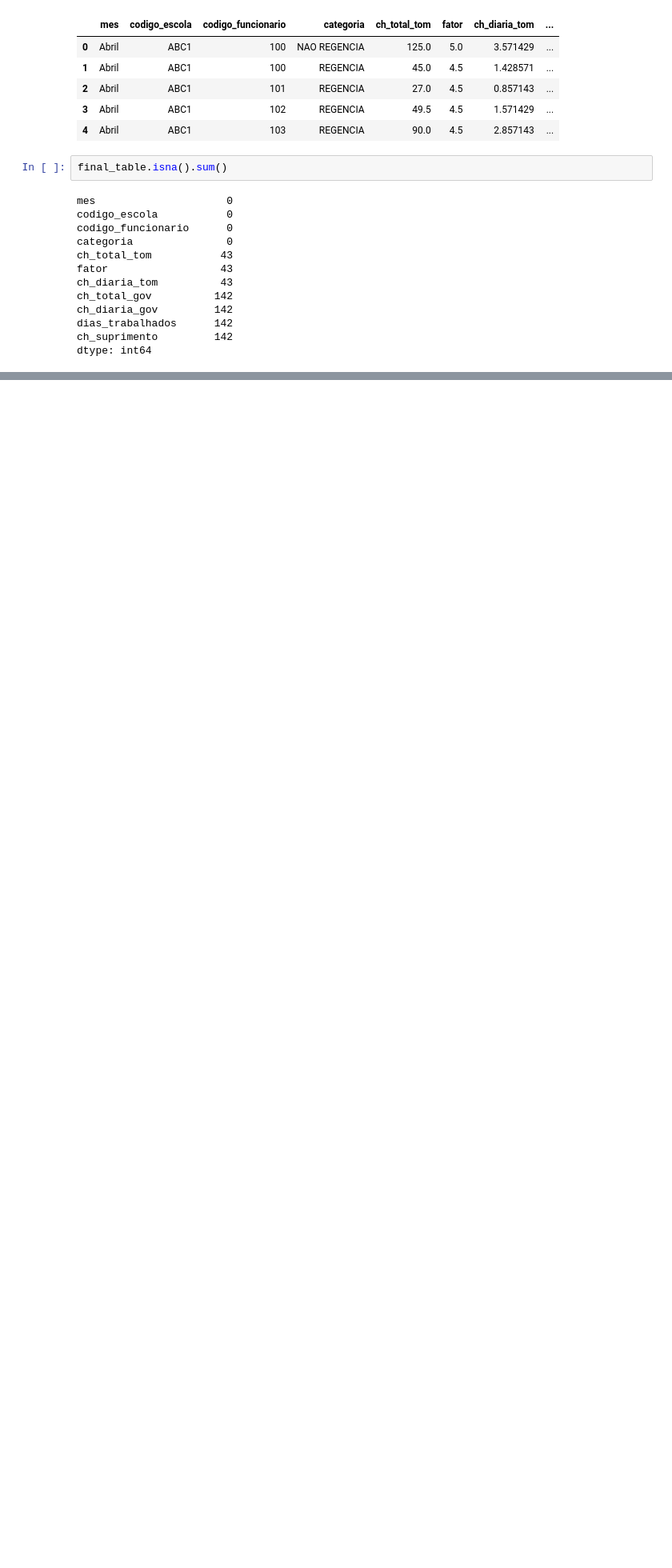
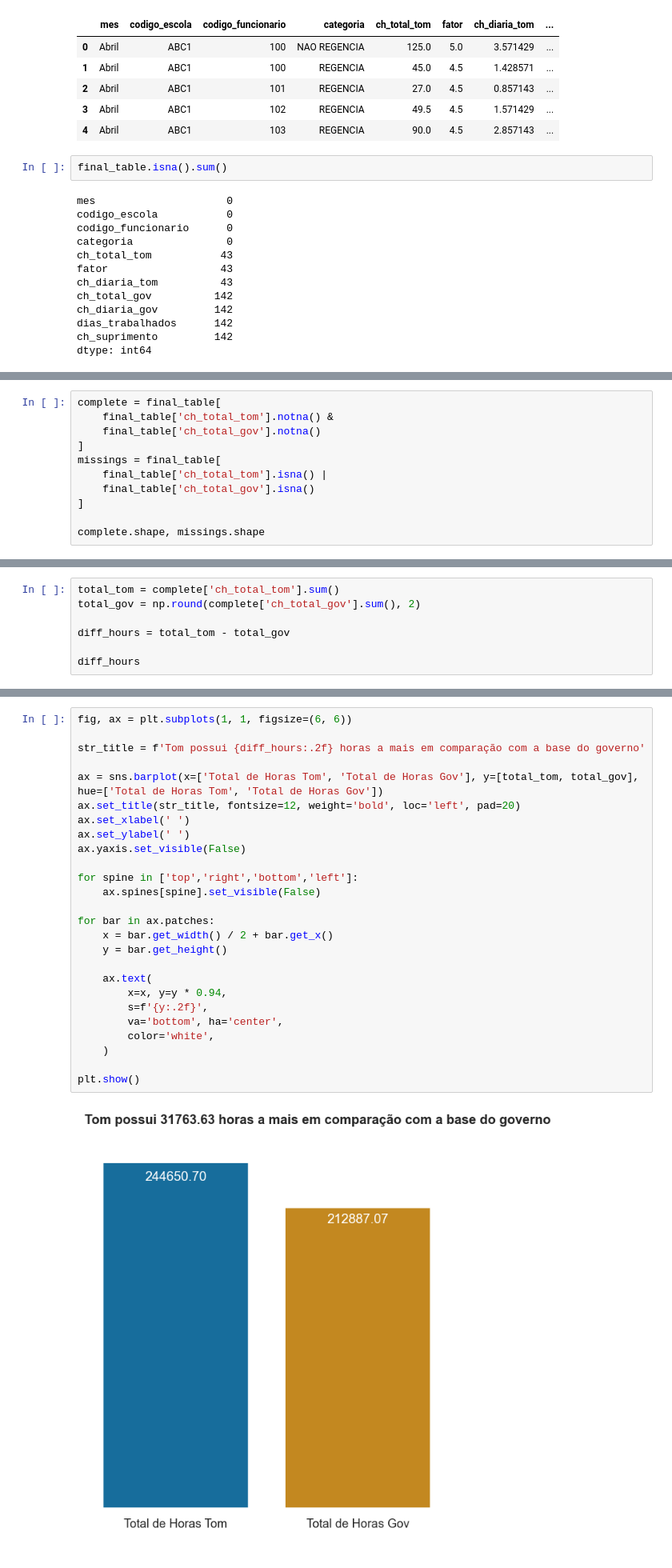
Before and after one commit to raulward/tec_case_tom_educacao, a Jupyter notebook: notebooks/main.ipynb, the cells around one changed output, grey strips where cells are left out. Shown at 80% size. Drawn from its saved outputs; the diff is of its cells as text; blank space fills up the shorter version.

```diff
--- a/notebooks/main.ipynb
+++ b/notebooks/main.ipynb
@@ -862,0 +868,11 @@ tom_only
+# %%
+complete = final_table[
+    final_table['ch_total_tom'].notna() &
+    final_table['ch_total_gov'].notna()
+]
+missings = final_table[
+    final_table['ch_total_tom'].isna() |
+    final_table['ch_total_gov'].isna()
+]
+
+complete.shape, missings.shape
@@ -862,0 +890,7 @@ tom_only
+# %%
+total_tom = complete['ch_total_tom'].sum()
+total_gov = np.round(complete['ch_total_gov'].sum(), 2)
+
+diff_hours = total_tom - total_gov
+
+diff_hours
@@ -862,0 +899,28 @@ tom_only
+# %%
+fig, ax = plt.subplots(1, 1, figsize=(6, 6))
+
+str_title = f'Tom possui {diff_hours:.2f} horas a mais em comparação com a base do governo'
+
+ax = sns.barplot(x=['Total de Horas Tom', 'Total de Horas Gov'], y=[total_tom, total_gov], hue=['Total de Horas Tom', 'Total de Horas Gov'])
+ax.set_title(str_title, fontsize=12, weight='bold', loc='left', pad=20)
+ax.set_xlabel(' ')
+ax.set_ylabel(' ')
+ax.yaxis.set_visible(False)
+
+for spine in ['top','right','bottom','left']:
+    ax.spines[spine].set_visible(False)
+
+for bar in ax.patches:
+    x = bar.get_width() / 2 + bar.get_x()
+    y = bar.get_height()
+
+    ax.text(
+        x=x, y=y * 0.94,
+        s=f'{y:.2f}',
+        va='bottom', ha='center',
+        color='white',
+    )
+
+plt.show()
+# %% [output]
+[figure, added]
```
Also changed, not shown: parts of 12 cells of this notebook.
